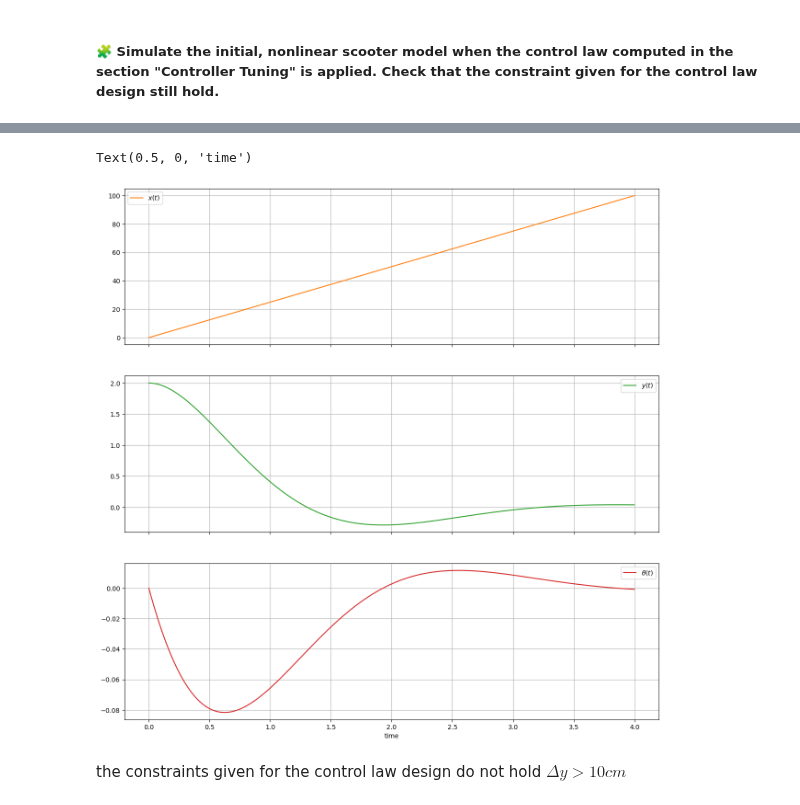
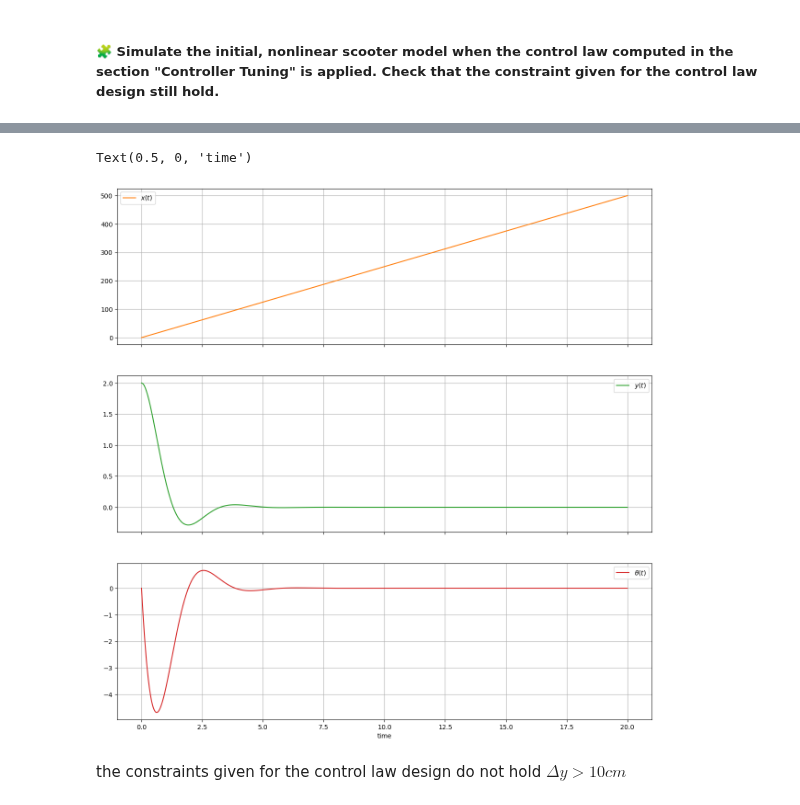
Before and after one commit to saadlf36/control-engineering-with-python-project-2023-2024, a Jupyter notebook: Project-part-3.ipynb, the cells around one changed output, grey strips where cells are left out. Saved outputs shown, nothing was run; the diff lists cells and outputs as text; code cells hidden in the pictures.

```diff
--- a/Project-part-3.ipynb
+++ b/Project-part-3.ipynb
@@ -627,37 +640,38 @@ def nonlinear_scooter_model(t, xytheta):
 
     return [dx, dy, dtheta]
 
+tf = 20
 results = solve_ivp(
     fun=nonlinear_scooter_model,
     t_span=[0, tf],
     y0=[0, 2, 0],
     dense_output=True,
     rtol=1e-6,
-    atol=1e-12
+    atol=1e-10
 )
 
 
-t = linspace(0.0, 4.0, 1000)
+t = linspace(0.0, tf, 1000)
 x, y, theta = results["sol"](t)
 fig=figure(figsize=(15, 15))
 ax1, ax2, ax3 = fig.subplots(3, 1, sharex=True)
 
 ax1.plot(t, x, label="$x(t)$", color="C1")
 ax1.legend()
 ax1.grid(True)
 
 ax2.plot(t, y, label="$y(t)$", color="C2")
 ax2.legend()
 ax2.grid(True)
 
-ax3.plot(t, theta, label=r"$\theta(t)$", color="C3")
+ax3.plot(t, theta * 180 / pi, label=r"$\theta(t)$", color="C3")
 ax3.legend()
 ax3.grid(True)
 
 xlabel("time")
 # %% [output]
 Text(0.5, 0, 'time')
-[figure, old version]
+[figure, new version]
 # %% [markdown]
 the constraints given for the control law design do not hold $\Delta y > 10 cm$
 # %% [markdown]
```
Also changed, not shown: parts of 1 cell of this notebook.
